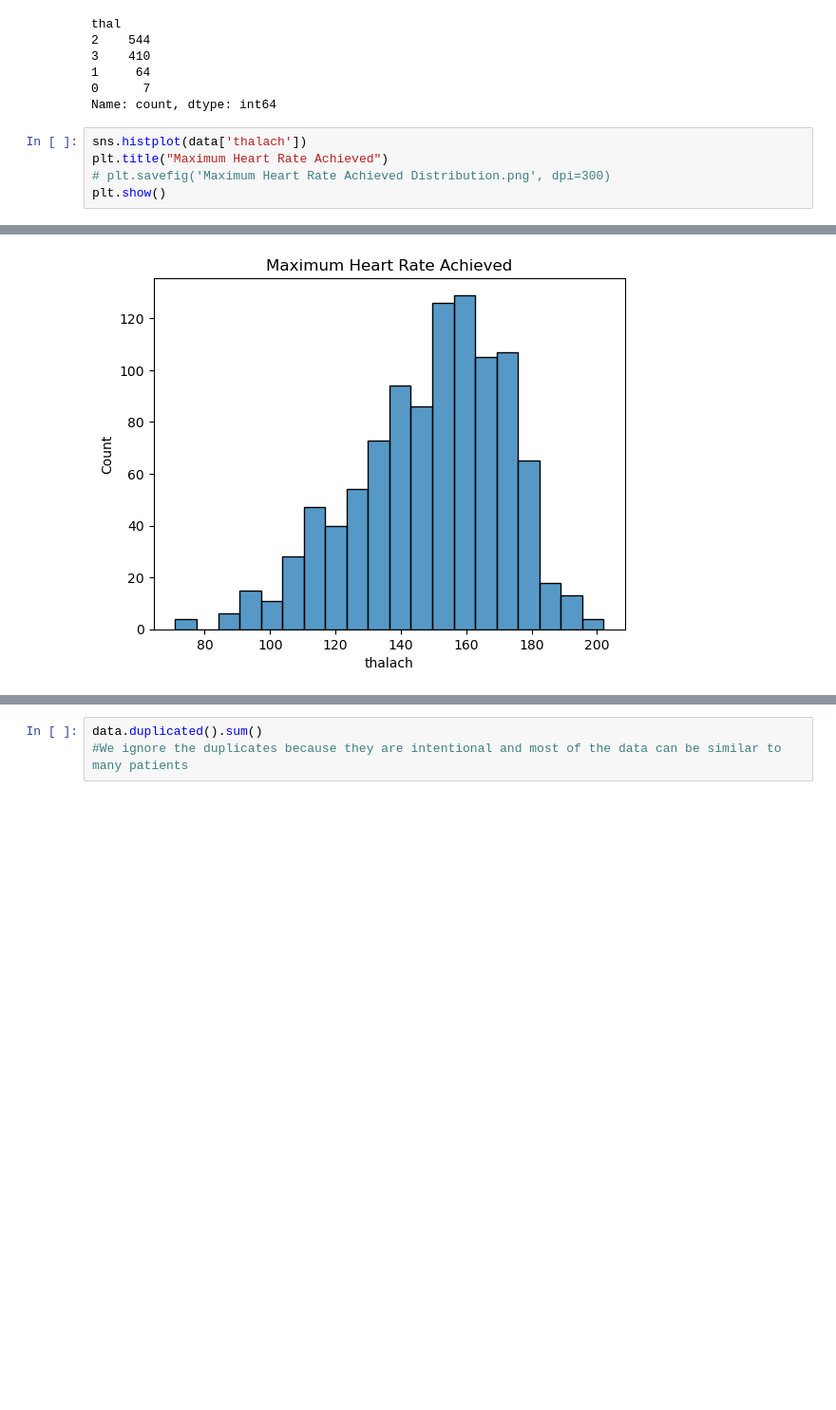
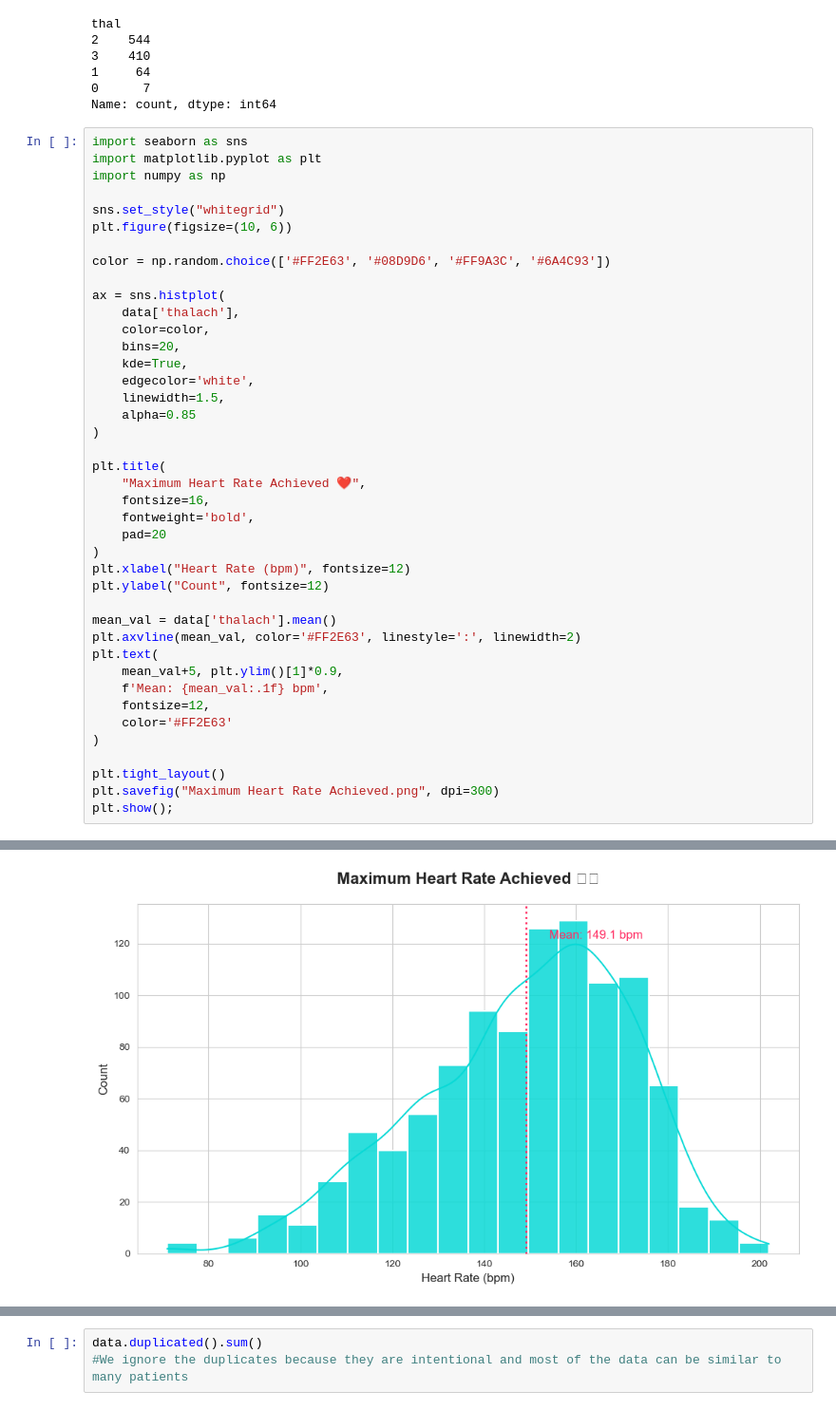
Before and after one commit to KeneanDita/Exploratory-Data-Analysis-EDA-, a Jupyter notebook: Heart_Disease_eda.ipynb, the cells around one changed output, grey strips where cells are left out. Shown at 95% size. Cells and saved outputs as stored; diff of their text form; blank space fills up the shorter version.

Commit message:
Heart_Disease eda cleanup checkpoint

```diff
--- a/Heart_Disease_eda.ipynb
+++ b/Heart_Disease_eda.ipynb
@@ -74,8 +74,44 @@ thal
 0      7
 Name: count, dtype: int64
 # %%
-sns.histplot(data['thalach'])
-plt.title("Maximum Heart Rate Achieved")
-# plt.savefig('Maximum Heart Rate Achieved Distribution.png', dpi=300)
-plt.show()
+import seaborn as sns
+import matplotlib.pyplot as plt
+import numpy as np
+
+sns.set_style("whitegrid")
+plt.figure(figsize=(10, 6))
+
+color = np.random.choice(['#FF2E63', '#08D9D6', '#FF9A3C', '#6A4C93'])
+
+ax = sns.histplot(
+    data['thalach'],
+    color=color,
+    bins=20,
+    kde=True,
+    edgecolor='white',
+    linewidth=1.5,
+    alpha=0.85
+)
+
+plt.title(
+    "Maximum Heart Rate Achieved ❤️",
+    fontsize=16,
+    fontweight='bold',
+    pad=20
+)
+plt.xlabel("Heart Rate (bpm)", fontsize=12)
+plt.ylabel("Count", fontsize=12)
+
+mean_val = data['thalach'].mean()
+plt.axvline(mean_val, color='#FF2E63', linestyle=':', linewidth=2)
+plt.text(
+    mean_val+5, plt.ylim()[1]*0.9,
+    f'Mean: {mean_val:.1f} bpm',
+    fontsize=12,
+    color='#FF2E63'
+)
+
+plt.tight_layout()
+plt.savefig("Maximum Heart Rate Achieved.png", dpi=300)
+plt.show();
 # %% [output]
@@ -84,2 +118,2 @@ Text(0.5, 1.0, 'Maximum Heart Rate Achieved')
-[figure, old version]
+[figure, new version]
 # %%
```
Also changed, not shown: parts of 2 cells of this notebook, 3 other files.
